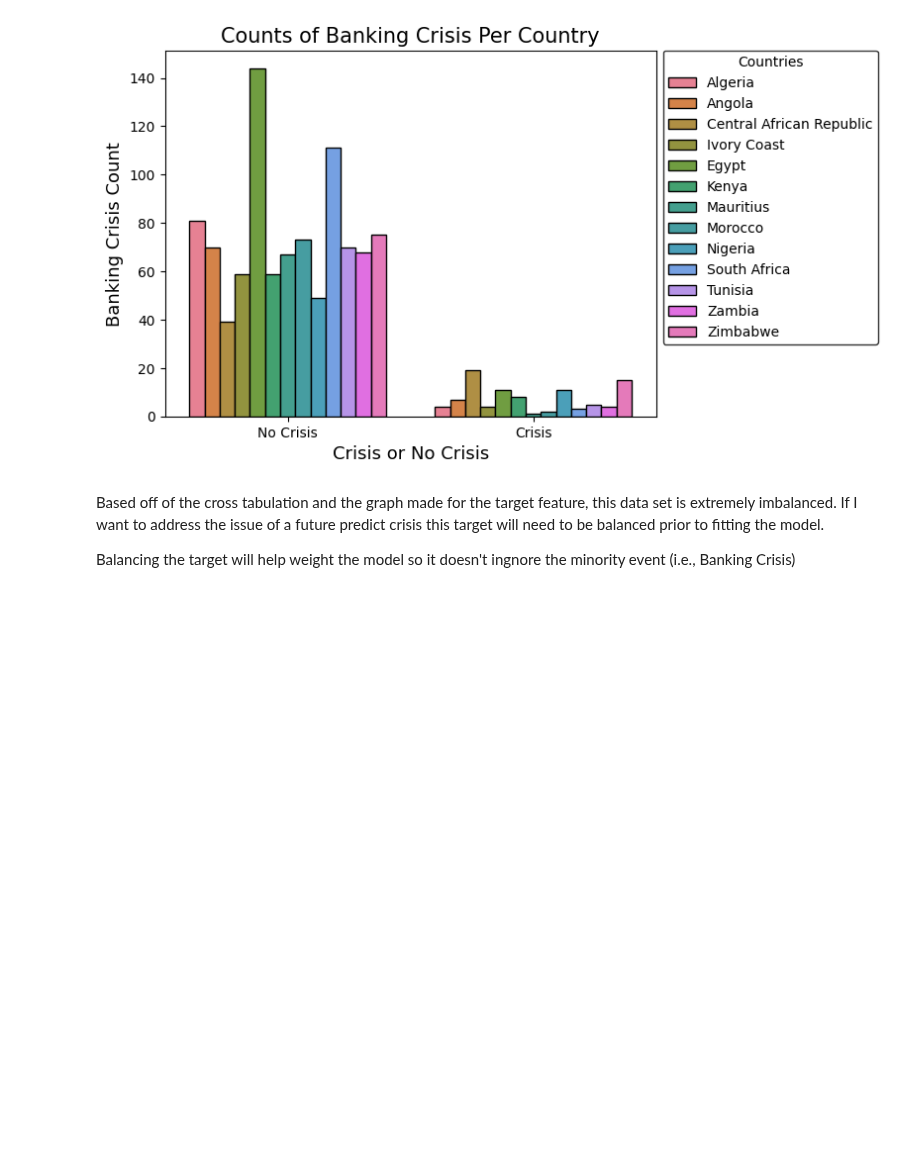
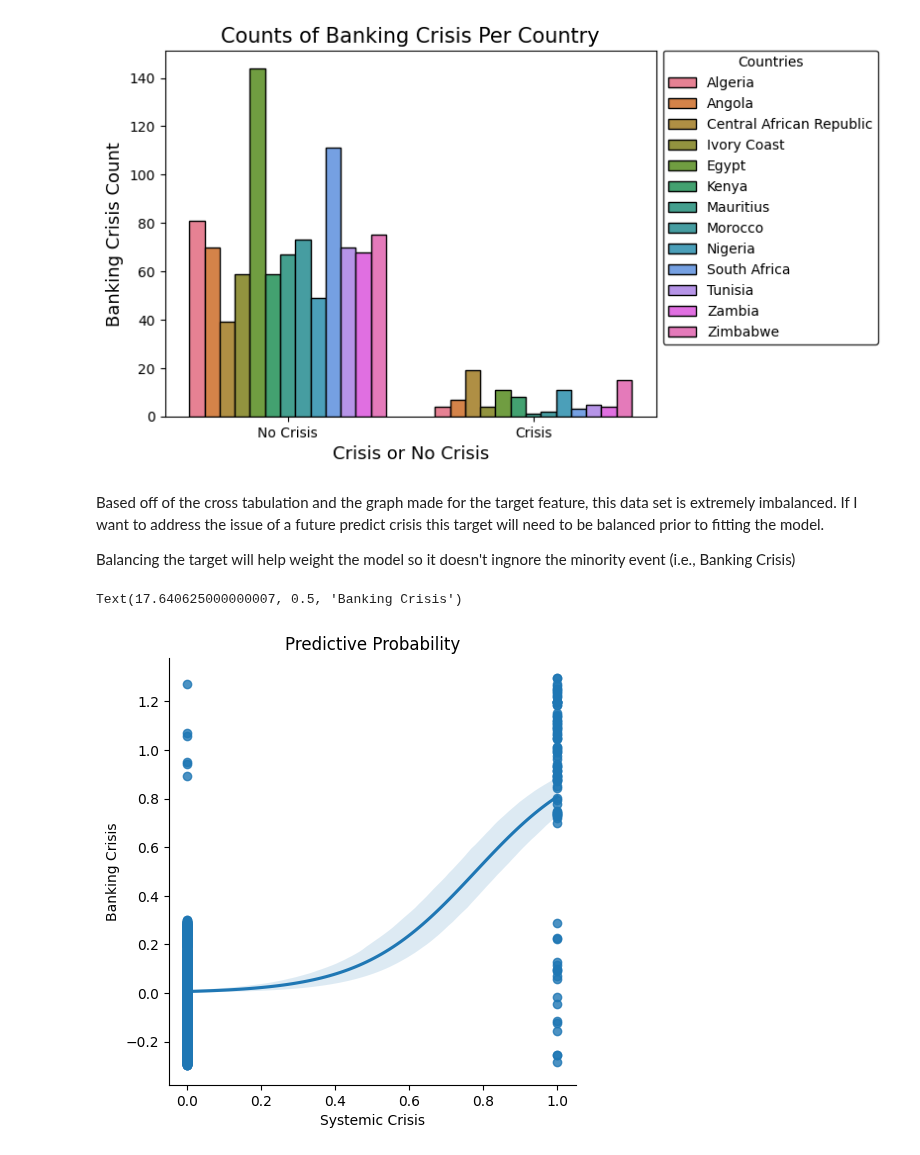
Before and after one commit to LeeBoy-Hmong/MachineLearning, a Jupyter notebook: FinancialCrisis/Financial.ipynb, the cells around one changed output. Drawn from its saved outputs; the diff is of its cells as text; code cells hidden in the pictures; blank space fills up the shorter version.

```diff
--- a/FinancialCrisis/Financial.ipynb
+++ b/FinancialCrisis/Financial.ipynb
@@ -195,3 +195,18 @@ plt.legend(title='Countries',
 Based off of the cross tabulation and the graph made for the target feature, this data set is extremely imbalanced. If I want to address the issue of a future predict crisis this target will need to be balanced prior to fitting the model.
 
 Balancing the target will help weight the model so it doesn't ingnore the minority event (i.e., Banking Crisis)
+# %%
+from statsmodels.formula.api import logit
+
+sns.lmplot(clean_df,
+           x='banking_crisis',
+           y='systemic_crisis',
+           logistic=True,  # Require statsmodel to be installed
+           y_jitter=0.3
+           )
+plt.title("Predictive Probability")
+plt.xlabel("Systemic Crisis")
+plt.ylabel("Banking Crisis")
+# %% [output]
+Text(17.640625000000007, 0.5, 'Banking Crisis')
+[figure, added]
```
Also changed, not shown: parts of 5 cells of this notebook.
